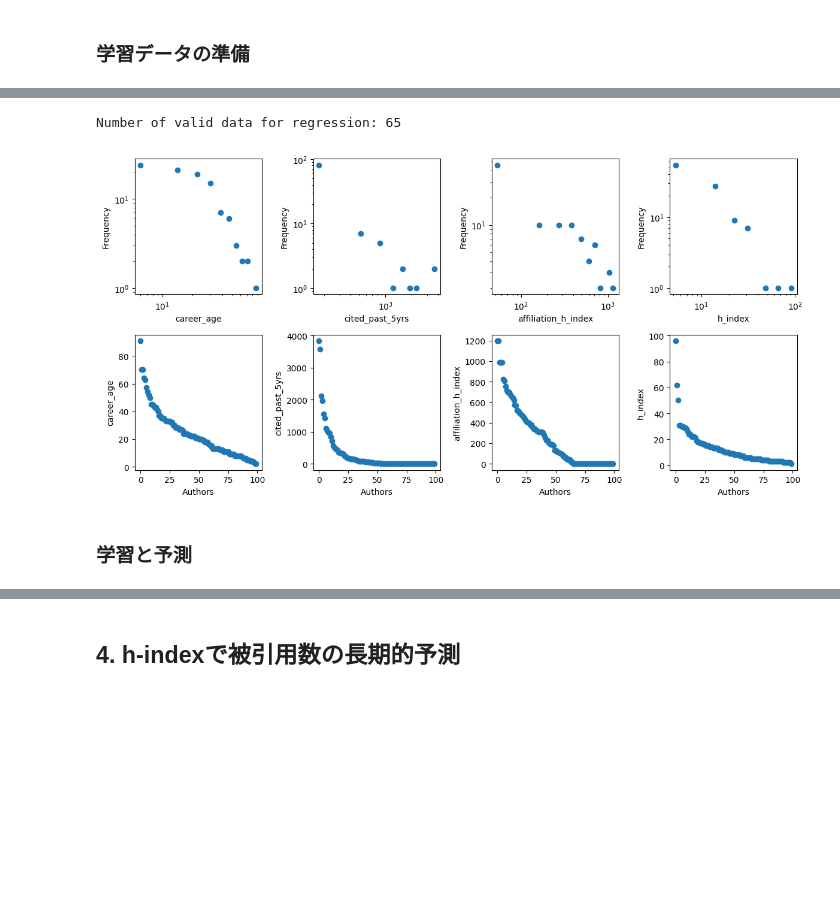
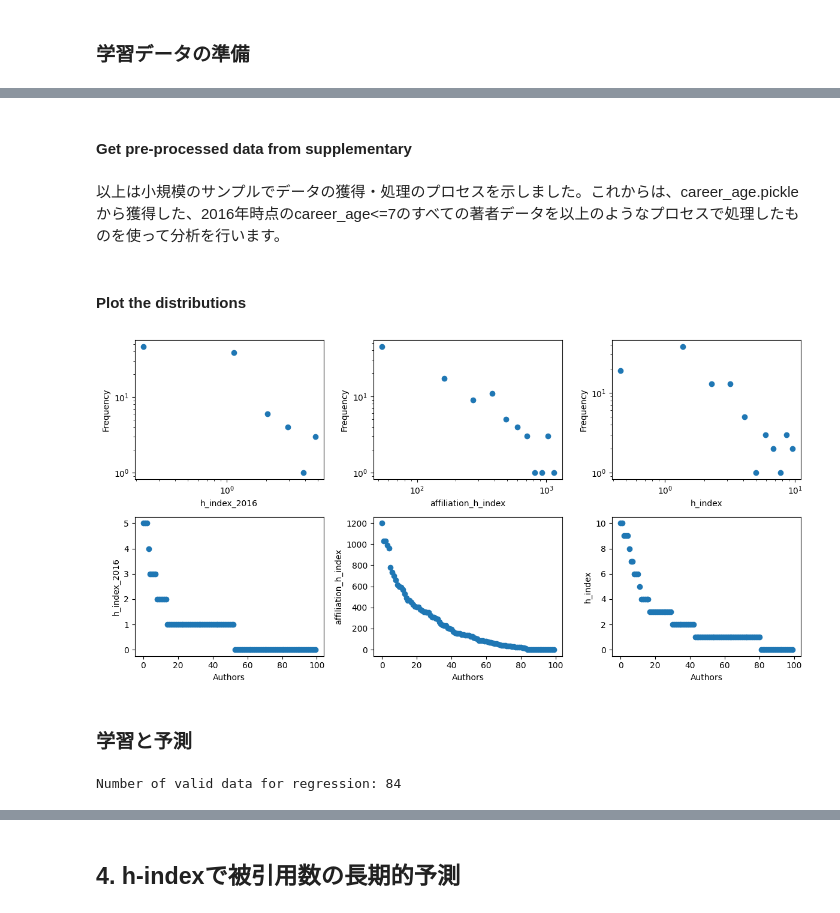
Before and after one commit to ScisciJP/tutorial_jp, a Jupyter notebook: 4-H-index.ipynb, the cells around one changed output, grey strips where cells are left out. Saved outputs shown, nothing was run; the diff lists cells and outputs as text; code cells hidden in the pictures; blank space fills up the shorter version.

Commit message:
Choose authors with career_age<=7 in 2016; Add gender and race as predictors in regression model.

```diff
--- a/4-H-index.ipynb
+++ b/4-H-index.ipynb
@@ -278,0 +366,12 @@ authors_df = authors_df.drop(columns=['summary_stats'])
+# %%
+# Get name-gender dictionary from response
+gender_json=json.loads(gender_response.text)
+personal_names = gender_json['personalNames']
+gender_dict = {}
+for entry in personal_names:
+    name = entry['name']
+    gender = str(entry['likelyGender'])
+    gender_dict[name] = gender
+
+# Show first 10 rows in gender_dict
+pprint({k: gender_dict[k] for k in list(gender_dict)[:10]})
@@ -278,0 +389,18 @@ authors_df = authors_df.drop(columns=['summary_stats'])
+# %%
+# Get name-race dictionary from response
+race_json=json.loads(race_response.text)
+personal_names = race_json['personalNames']
+race_dict = {}
+for entry in personal_names:
+    name = entry['name']
+    race = str(entry['raceEthnicity'])
+    race_dict[name] = race
+
+# Show first 10 rows in race_dict
+pprint({k: race_dict[k] for k in list(race_dict)[:10]})
+
+# Race ethnicities, based on the US Census Taxonomy:
+# W_NL: white, non latino ;
+# HL: hispano latino ;
+# A: asian, non latino ;
+# B_NL: black, non latino .
@@ -278,0 +418,4 @@ authors_df = authors_df.drop(columns=['summary_stats'])
+# %%
+# Assign gender and ethnicity to authors
+authors_df['gender'] = authors_df['display_name'].apply(lambda x: gender_dict[x])
+authors_df['race'] = authors_df['display_name'].apply(lambda x: race_dict[x])
@@ -366,39 +488,47 @@ authors_df.head()
-# %%
-authors_valid=authors_df[(authors_df['cited_past_5yrs']>=0) & (authors_df['affiliation_h_index']>=0)]
-print(f'Number of valid data for regression: {authors_valid.shape[0]}')
-# %% [output]
-Number of valid data for regression: 65
+# %% [markdown]
+#### Get pre-processed data from supplementary
+# %% [markdown]
+以上は小規模のサンプルでデータの獲得・処理のプロセスを示しました。これからは、career_age.pickleから獲得した、2016年時点のcareer_age<=7のすべての著者データを以上のようなプロセスで処理したものを使って分析を行います。
+# %%
+authors_df=pd.read_pickle('./supplementary/authors_h_index.pickle')
+# %% [markdown]
+#### Plot the distributions
 # %%
-columns = ['career_age','cited_past_5yrs','affiliation_h_index','h_index']
-fig, axs = plt.subplots(2,4,figsize=(12,6))
+columns = ['h_index_2016','affiliation_h_index','h_index']
+fig, axs = plt.subplots(2,3,figsize=(12,6))
 
-# Plot distribution of frequency on 'career_age','cited_past_5yrs','affiliation_h_index','h_index'
+# Plot distribution of frequency on 'h_index_2016','affiliation_h_index','h_index'
 for i, col in enumerate(columns):
     ax = axs[0,i]
     num_bins = 10
     binned_frequencies, bin_edges = np.histogram(authors_df[col], bins=num_bins+1)
     bin_centers = (bin_edges[1:] + bin_edges[:-1]) / 2
     ax.scatter(bin_centers, binned_frequencies, marker='o')
     ax.set_xlabel(col)
     ax.set_ylabel('Frequency')
     ax.set_xscale('log')
     ax.set_yscale('log')
 
-# Plot distribution of 'career_age','cited_past_5yrs','affiliation_h_index','h_index' on authors
+# Plot distribution of 'h_index_2016','affiliation_h_index','h_index' on authors
 for i, col in enumerate(columns):
     ax = axs[1,i]
     ranking = authors_df[col].copy()
     ranking = sorted(ranking)[::-1]
     ax.scatter(np.arange(0, len(ranking)), ranking)
     ax.set_xlabel('Authors')
     ax.set_ylabel(col)
 
 plt.tight_layout()
 plt.show()
 # %% [output]
-[figure, old version]
+[figure, new version]
 # %% [markdown]
 ### 学習と予測
+# %%
+authors_valid=authors_df[authors_df['affiliation_h_index']>=0].reset_index(drop=True)
+print(f'Number of valid data for regression: {authors_valid.shape[0]}')
+# %% [output]
+Number of valid data for regression: 84
 # %%
 from sklearn.model_selection import train_test_split
 from sklearn.linear_model import LinearRegression
```
Also changed, not shown: parts of 51 cells of this notebook, 1 other file.
